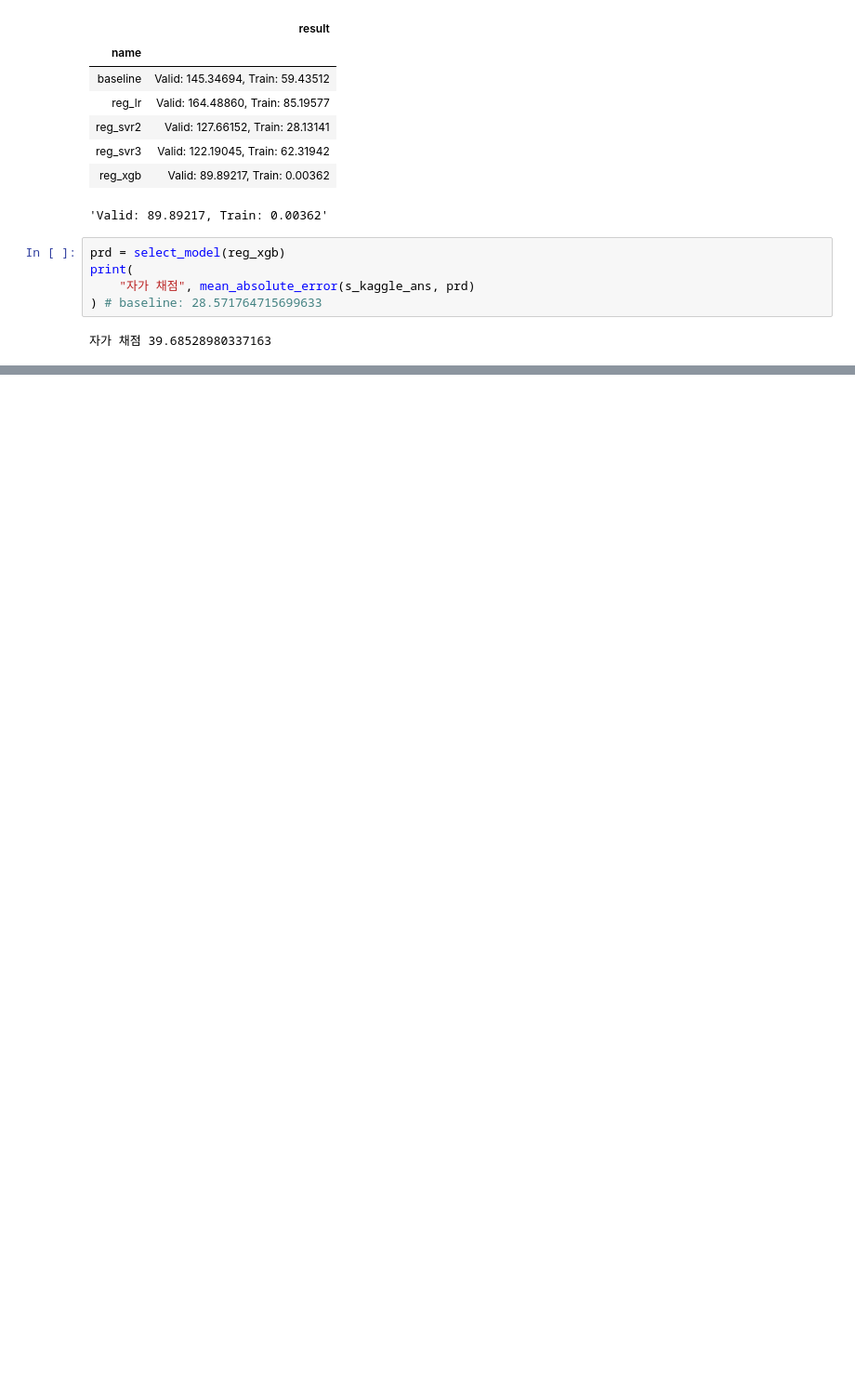
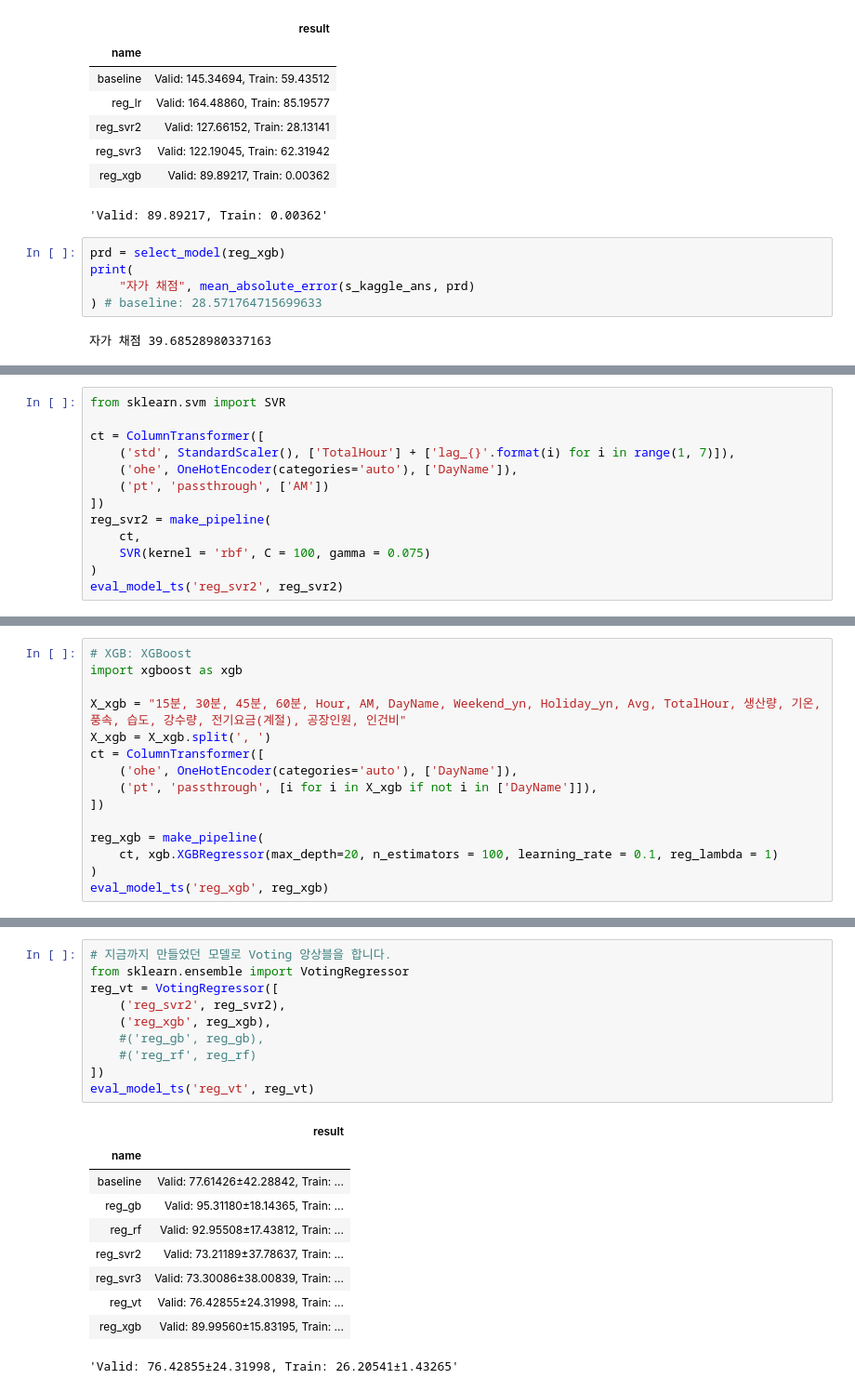
Before and after one commit to sunkusun9/DS_lv3_2511_1, a Jupyter notebook: sec_ds_lv3_prob3_kaggle.ipynb, the cells around one changed output, grey strips where cells are left out. Shown at 93% size. Cells and saved outputs as stored; diff of their text form; blank space fills up the shorter version.

```diff
--- a/sec_ds_lv3_prob3_kaggle.ipynb
+++ b/sec_ds_lv3_prob3_kaggle.ipynb
@@ -527,0 +684,13 @@ eval_model('reg_vt', reg_vt)
+# %%
+from sklearn.svm import SVR
+
+ct = ColumnTransformer([
+    ('std', StandardScaler(), ['TotalHour'] + ['lag_{}'.format(i) for i in range(1, 7)]),
+    ('ohe', OneHotEncoder(categories='auto'), ['DayName']),
+    ('pt', 'passthrough', ['AM'])
+])
+reg_svr2 = make_pipeline(
+    ct,
+    SVR(kernel = 'rbf', C = 100, gamma = 0.075)
+)
+eval_model_ts('reg_svr2', reg_svr2)
@@ -527,0 +737,15 @@ eval_model('reg_vt', reg_vt)
+# %%
+# XGB: XGBoost
+import xgboost as xgb
+
+X_xgb = "15분, 30분, 45분, 60분, Hour, AM, DayName, Weekend_yn, Holiday_yn, Avg, TotalHour, 생산량, 기온, 풍속, 습도, 강수량, 전기요금(계절), 공장인원, 인건비"
+X_xgb = X_xgb.split(', ')
+ct = ColumnTransformer([
+    ('ohe', OneHotEncoder(categories='auto'), ['DayName']),
+    ('pt', 'passthrough', [i for i in X_xgb if not i in ['DayName']]),
+])
+
+reg_xgb = make_pipeline(
+    ct, xgb.XGBRegressor(max_depth=20, n_estimators = 100, learning_rate = 0.1, reg_lambda = 1)
+)
+eval_model_ts('reg_xgb', reg_xgb)
@@ -527,0 +808,21 @@ eval_model('reg_vt', reg_vt)
+# %%
+# 지금까지 만들었던 모델로 Voting 앙상블을 합니다.
+from sklearn.ensemble import VotingRegressor
+reg_vt = VotingRegressor([
+    ('reg_svr2', reg_svr2),
+    ('reg_xgb', reg_xgb),
+    #('reg_gb', reg_gb),
+    #('reg_rf', reg_rf)
+])
+eval_model_ts('reg_vt', reg_vt)
+# %% [output]
+|  | result |
+| name |  |
+| baseline | Valid: 77.61426±42.28842, Train: ... |
+| reg_gb | Valid: 95.31180±18.14365, Train: ... |
+| reg_rf | Valid: 92.95508±17.43812, Train: ... |
+| reg_svr2 | Valid: 73.21189±37.78637, Train: ... |
+| reg_svr3 | Valid: 73.30086±38.00839, Train: ... |
+| reg_vt | Valid: 76.42855±24.31998, Train: ... |
+| reg_xgb | Valid: 89.99560±15.83195, Train: ... |
+'Valid: 76.42855±24.31998, Train: 26.20541±1.43265'
```
Also changed, not shown: parts of 27 cells of this notebook.
